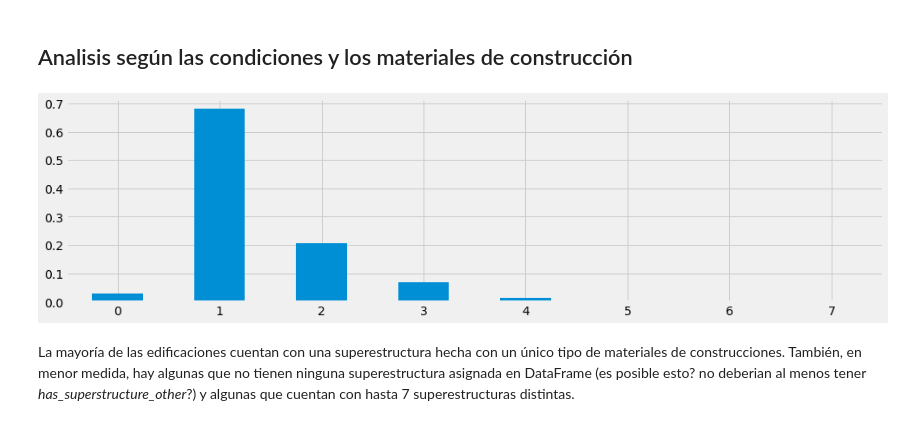
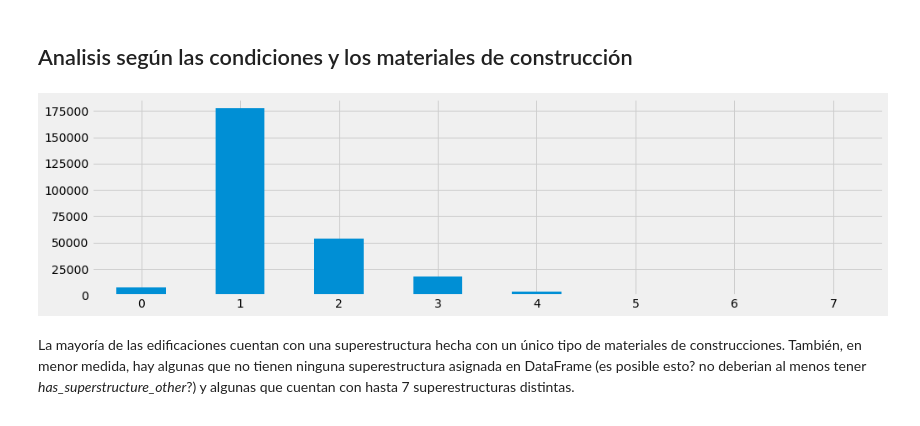
Before and after one commit to franvinas/7506-tp1, a Jupyter notebook: tp1.ipynb, the cells around one changed output. Drawn from its saved outputs; the diff is of its cells as text; code cells hidden in the pictures.

```diff
--- a/tp1.ipynb
+++ b/tp1.ipynb
@@ -548,16 +548,16 @@ También podemos ver como a menor antiguedad, los daños bajos son mucho mas pre
 # %%
 superstructure_columns = ['has_superstructure_mud_mortar_stone', 'has_superstructure_stone_flag',
        'has_superstructure_cement_mortar_stone',
        'has_superstructure_mud_mortar_brick',
        'has_superstructure_cement_mortar_brick', 'has_superstructure_timber',
        'has_superstructure_bamboo', 'has_superstructure_rc_non_engineered',
-       'has_superstructure_rc_engineered', 'has_superstructure_other','damage_grade']
-superstructure = df.loc[:,superstructure_columns]
+       'has_superstructure_rc_engineered', 'has_superstructure_other']
+superstructure_raw = df.loc[:,superstructure_columns + ['damage_grade']]
 
-superstructure['sum'] = superstructure.iloc[:,:-1].sum(axis=1)
-superstructure['sum'].value_counts(sort=False, normalize=True).plot(kind='bar', figsize=(15,4), rot=0)
+superstructure_raw['sum'] = superstructure_raw.iloc[:,:-1].sum(axis=1)
+superstructure_raw['sum'].value_counts(sort=False, normalize=False).plot(kind='bar', figsize=(15,4), rot=0)
 plt.show()
 # %% [output]
-[figure, old version]
+[figure, new version]
 # %% [markdown]
 La mayoría de las edificaciones cuentan con una superestructura hecha con un único tipo de materiales de construcciones. También, en menor medida, hay algunas que no tienen ninguna superestructura asignada en DataFrame (es posible esto? no deberian al menos tener *has_superstructure_other*?) y algunas que cuentan con hasta 7 superestructuras distintas.
```
Also changed, not shown: parts of 30 cells of this notebook.
